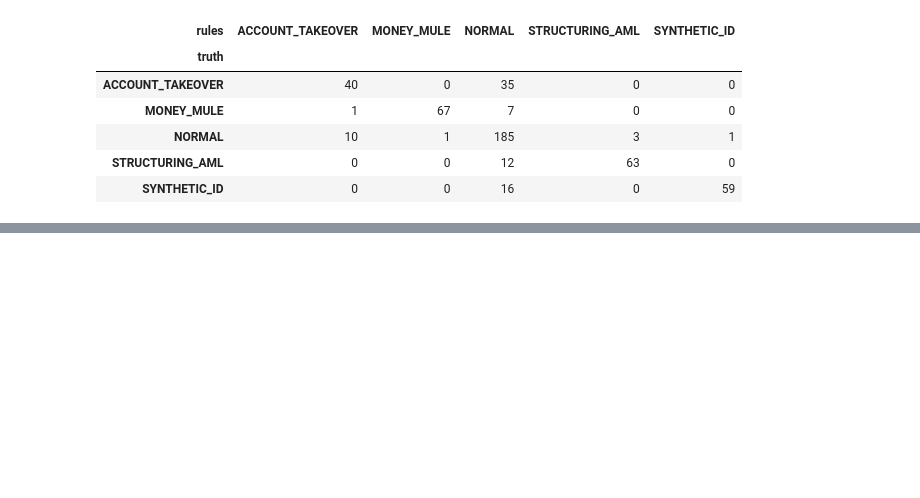
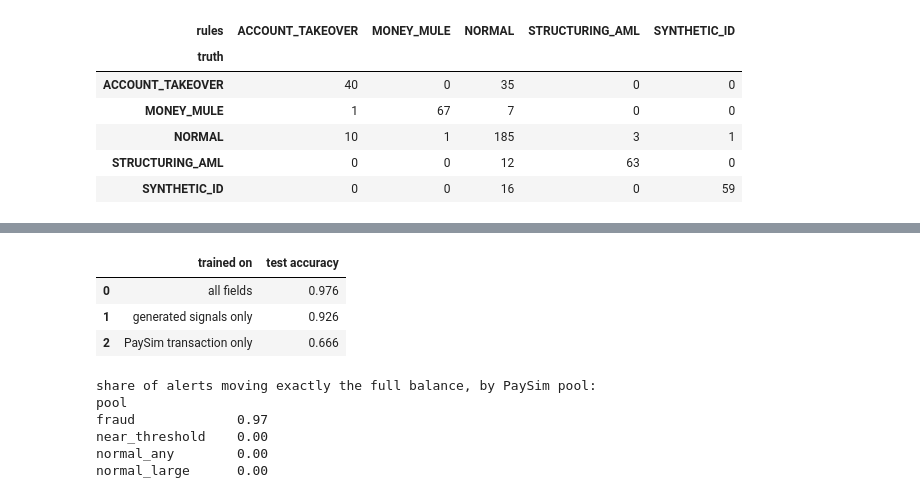
Before and after one commit to cpipi/fraud-triage-jev, a Jupyter notebook: notebooks/01_dataset_analysis.ipynb, the cells around one changed output, grey strips where cells are left out. Cells and saved outputs as stored; diff of their text form; code cells hidden in the pictures; blank space fills up the shorter version.

```diff
--- a/notebooks/01_dataset_analysis.ipynb
+++ b/notebooks/01_dataset_analysis.ipynb
@@ -229,0 +236,28 @@ pd.crosstab(pd.Series(y_test, name="truth"), pd.Series(rules_pred, name="rules")
+# %%
+from sklearn.ensemble import HistGradientBoostingClassifier
+X_ref, y_ref = baselines.to_xy(reference)
+names = baselines.FEATURE_NAMES
+txn_cols = [i for i, n in enumerate(names) if n in ("amount_log", "drain_ratio", "orig_balance_log",
+            "dest_old_balance_zero", "dest_is_merchant") or n.startswith("type_")]
+sig_cols = [i for i in range(len(names)) if i not in txn_cols]
+rows = []
+for label, cols in [("all fields", list(range(len(names)))), ("generated signals only", sig_cols),
+                    ("PaySim transaction only", txn_cols)]:
+    m = HistGradientBoostingClassifier(max_iter=400, learning_rate=0.05, random_state=0).fit(X_ref[:, cols], y_ref)
+    rows.append({"trained on": label, "test accuracy": float(np.mean(m.predict(X_test[:, cols]) == y_idx))})
+display(pd.DataFrame(rows))
+
+full_drain = df.drain_ratio.sub(1).abs() < 1e-4
+print("share of alerts moving exactly the full balance, by PaySim pool:")
+print(full_drain.groupby(df.pool).mean().round(2).to_string())
+# %% [output]
+|  | trained on | test accuracy |
+| 0 | all fields | 0.976 |
+| 1 | generated signals only | 0.926 |
+| 2 | PaySim transaction only | 0.666 |
+share of alerts moving exactly the full balance, by PaySim pool:
+pool
+fraud             0.97
+near_threshold    0.00
+normal_any        0.00
+normal_large      0.00
```
Also changed, not shown: parts of 2 cells of this notebook, 9 other files.
